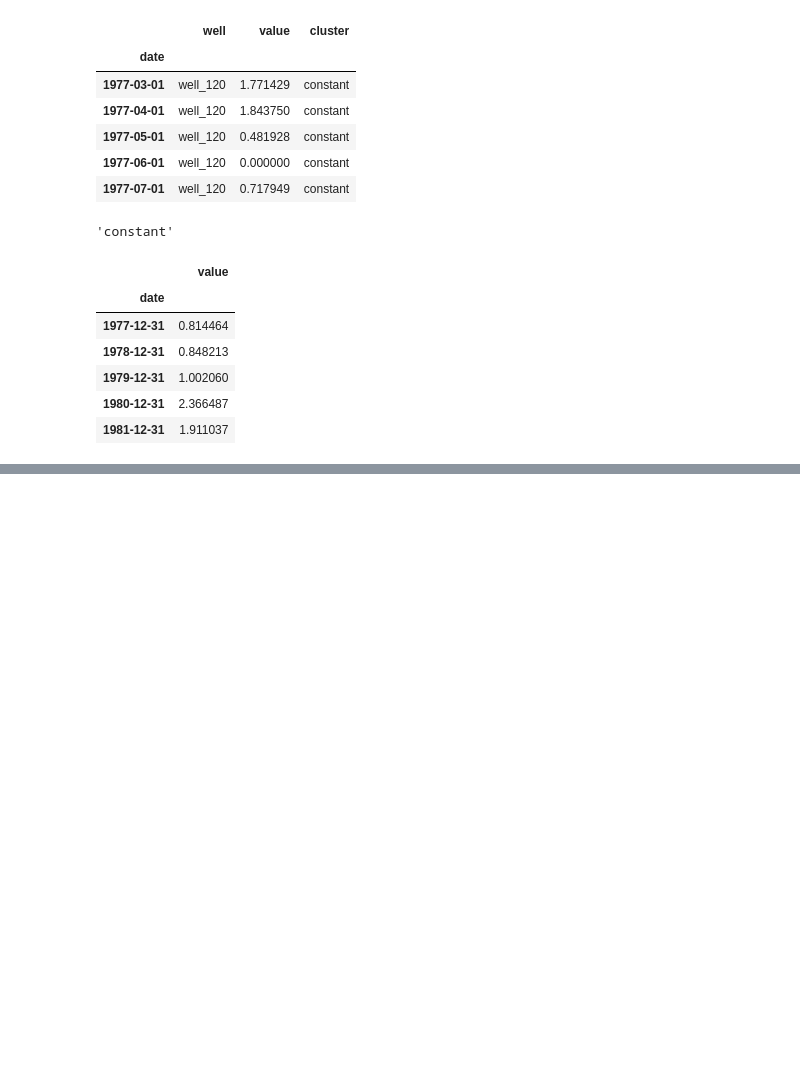
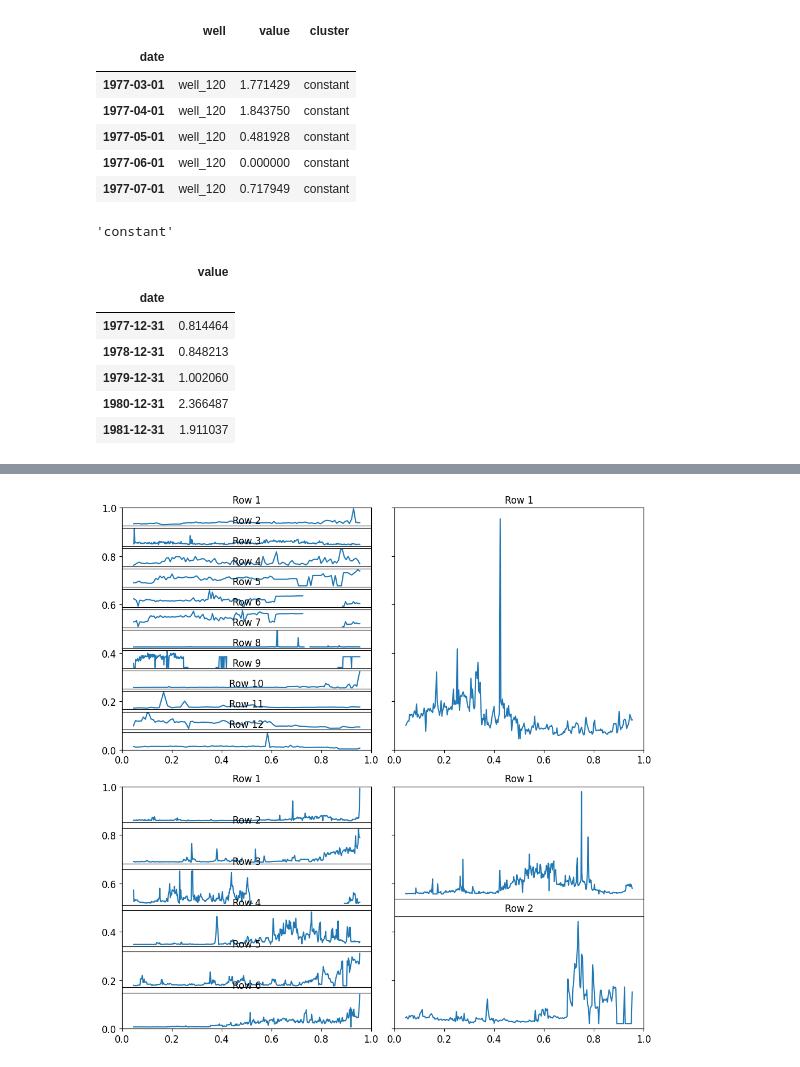
Before and after one commit to x110/oil-well-cluster-predictor, a Jupyter notebook: notebooks/error-analysis.ipynb, the cells around one changed output, grey strips where cells are left out. Drawn from its saved outputs; the diff is of its cells as text; code cells hidden in the pictures; blank space fills up the shorter version.

```diff
--- a/notebooks/error-analysis.ipynb
+++ b/notebooks/error-analysis.ipynb
@@ -191,0 +260,48 @@ pivot_df
+# %%
+import matplotlib.pyplot as plt
+import pandas as pd
+import numpy as np
+
+# Create sample dataframes
+df1 = pd.DataFrame({'y1': np.random.rand(100),
+                    'y2': np.random.rand(100),
+                    'y3': np.random.rand(100),
+                    'y4': np.random.rand(100)},
+                    index=range(100))
+
+df2 = pd.DataFrame({'y1': np.random.rand(100),
+                    'y2': np.random.rand(100),
+                    'y3': np.random.rand(100),
+                    'y4': np.random.rand(100)},
+                    index=range(100))
+
+df3 = pd.DataFrame({'y1': np.random.rand(100),
+                    'y2': np.random.rand(100),
+                    'y3': np.random.rand(100),
+                    'y4': np.random.rand(100)},
+                    index=range(100))
+
+df4 = pd.DataFrame({'y1': np.random.rand(100),
+                    'y2': np.random.rand(100),
+                    'y3': np.random.rand(100),
+                    'y4': np.random.rand(100)},
+                    index=range(100))
+
+pivot_tables = [df_00, df_01, df_10, df_11]
+
+# Create the main figure and axes
+fig, big_axes = plt.subplots(figsize=(10.0, 10.0), nrows=2, ncols=2, sharey=True)
+
+for idx, (pivot_table, big_ax_row) in enumerate(zip(pivot_tables, big_axes.flatten()), start=1):
+    for inner_row in range(len(pivot_table)):
+        ax = fig.add_subplot(big_ax_row.get_subplotspec().subgridspec(len(pivot_table), 1)[inner_row, 0])
+        row_data = pivot_table.iloc[inner_row]
+        ax.plot(row_data.index, row_data.values)
+        ax.set_title(f'Row {inner_row+1}')
+        ax.set_xticks([])
+        ax.set_yticks([])
+
+plt.tight_layout()
+plt.show()
+# %% [output]
+[figure, added]
```
Also changed, not shown: parts of 20 cells of this notebook, 1 other file.
